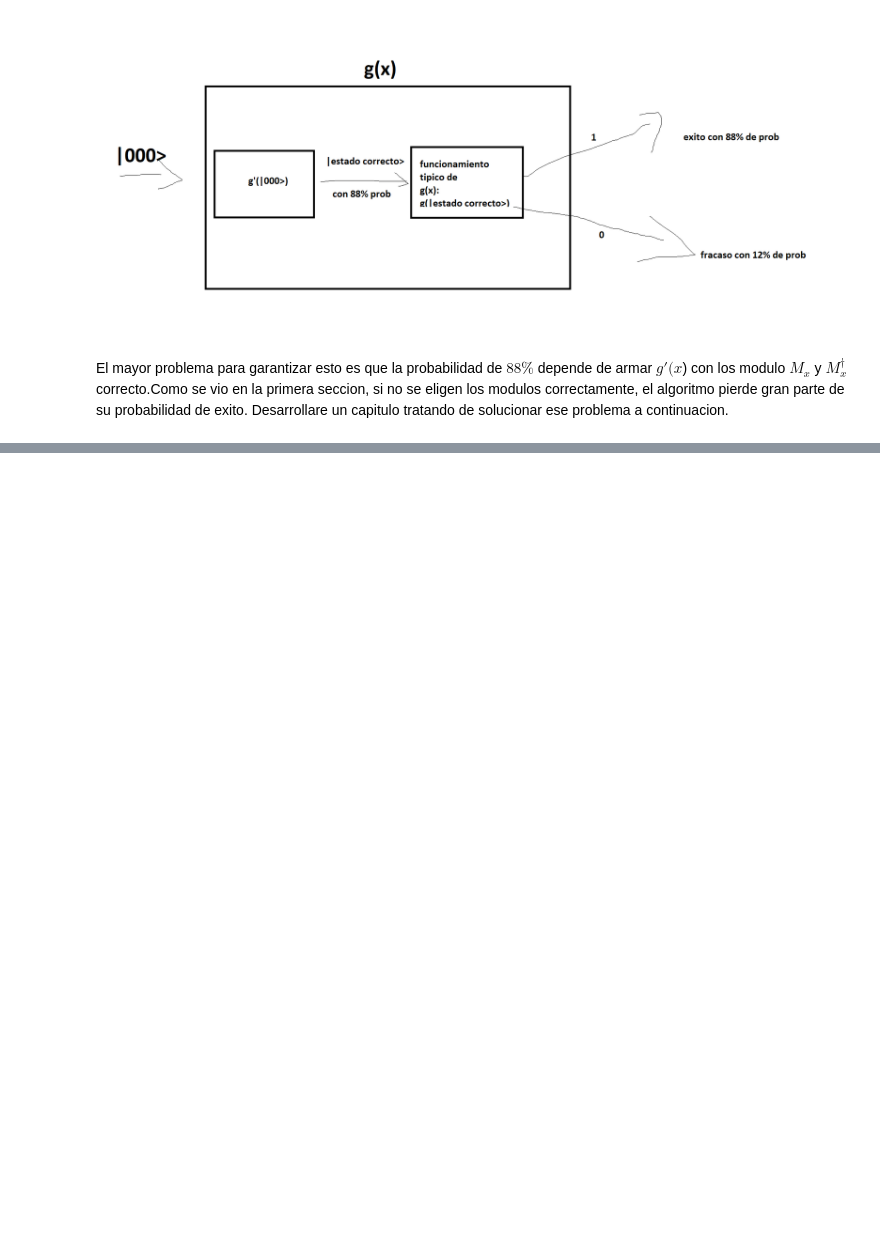
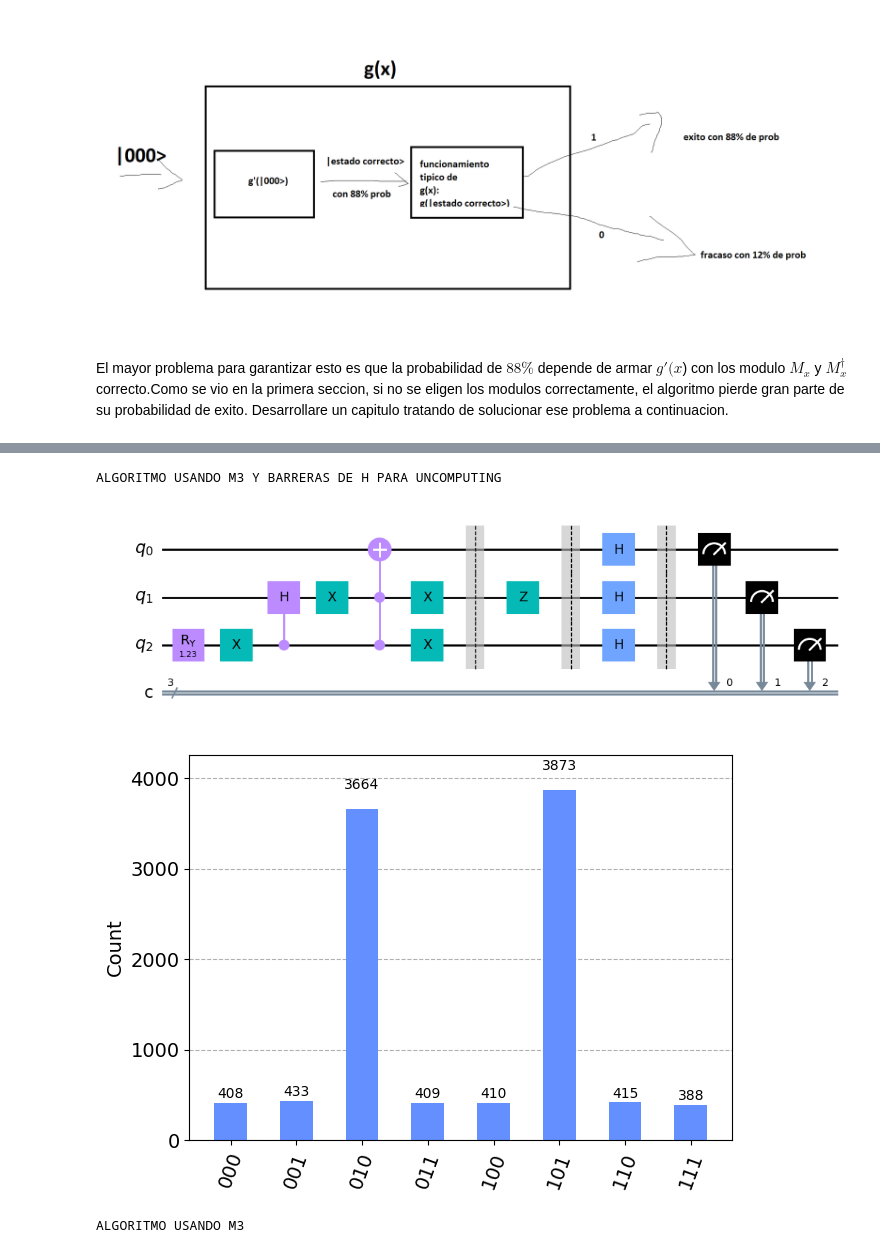
Before and after one commit to AdrianoLusso/QiskitFallFest2023Hackaton_MontyHallProblemSimulationAndResolutionUsingQuantumComputing, a Jupyter notebook: Aumentando las probabilidades en el problema de Monty Hall con computación Cuántica.ipynb, the cells around one changed output, grey strips where cells are left out. Drawn from its saved outputs; the diff is of its cells as text; code cells hidden in the pictures; blank space fills up the shorter version.

```diff
--- a/Aumentando las probabilidades en el problema de Monty Hall con computación Cuántica.ipynb
+++ b/Aumentando las probabilidades en el problema de Monty Hall con computación Cuántica.ipynb
@@ -312,0 +321,43 @@ El mayor problema para garantizar esto es que la probabilidad de $88\%$ depende
+# %%
+print('ALGORITMO USANDO M3 Y BARRERAS DE H PARA UNCOMPUTING')
+ESTADO_MARCADO = 1
+
+# ALGORITMO CON M3
+qc = QuantumCircuit(3,3)
+
+rot = 2* np.arcsin(1/np.sqrt(3))
+qc.ry(rot,2)
+
+qc.x(2)
+qc.ch(2, 1)
+
+qc.x(1)
+qc.ccx(2, 1, 0)
+qc.x(1)
+
+qc.x(2)
+
+#ORACULO
+qc.barrier()
+qc.z(ESTADO_MARCADO)
+qc.barrier()
+qc.h(range(3))
+
+qc.barrier()
+
+qc.measure(range(3),range(3))
+display(qc.draw('mpl'))
+
+localSimulator = Aer.get_backend('qasm_simulator')
+result = execute(qc, localSimulator, shots=10000).result()
+counts = result.get_counts(qc)
+display(plot_histogram(counts))
+
+
+print('ALGORITMO USANDO M3')
+ESTADO_MARCADO = 2
+# %% [output]
+ALGORITMO USANDO M3 Y BARRERAS DE H PARA UNCOMPUTING
+[figure, added]
+[figure, added]
+ALGORITMO USANDO M3
```
Also changed, not shown: parts of 4 cells of this notebook.
